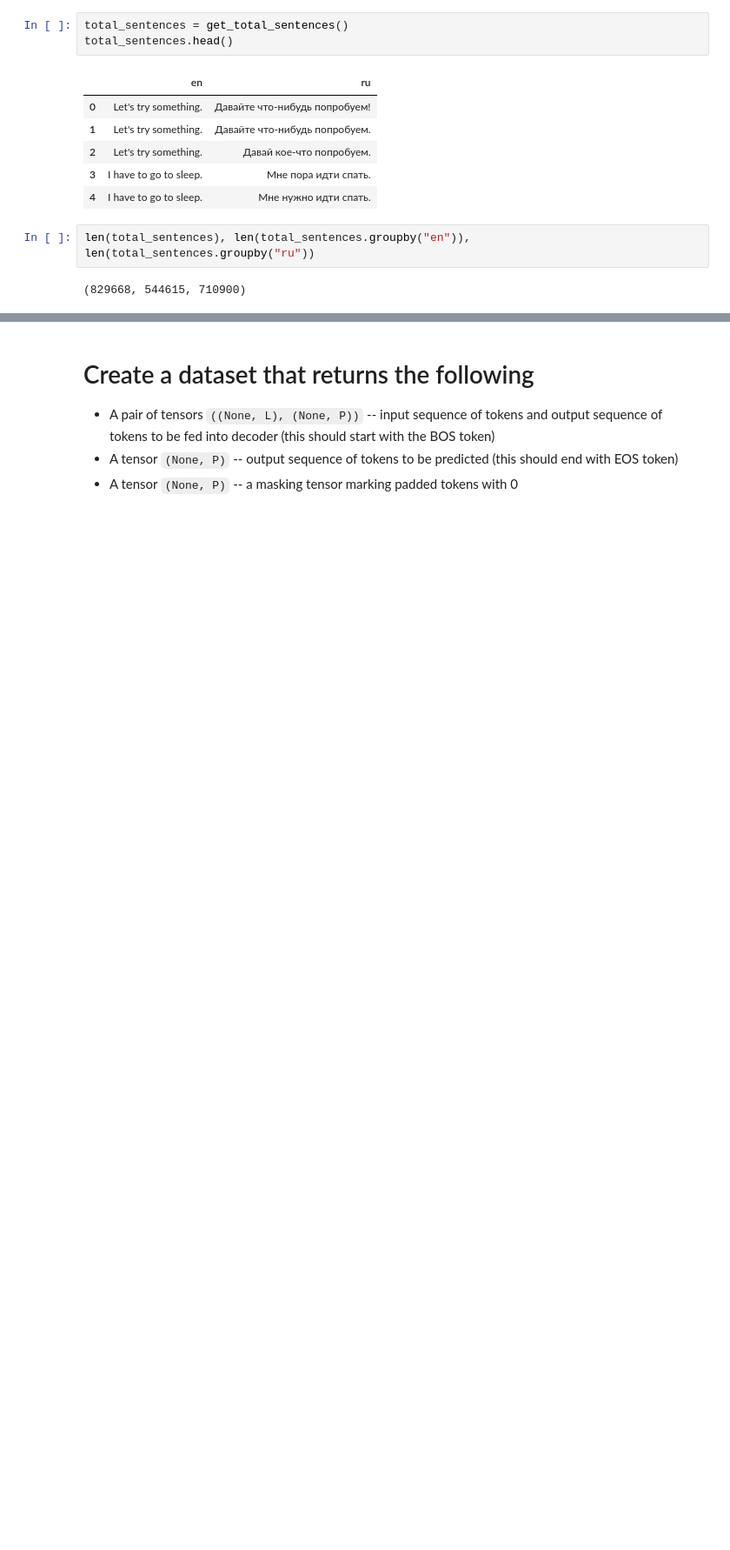
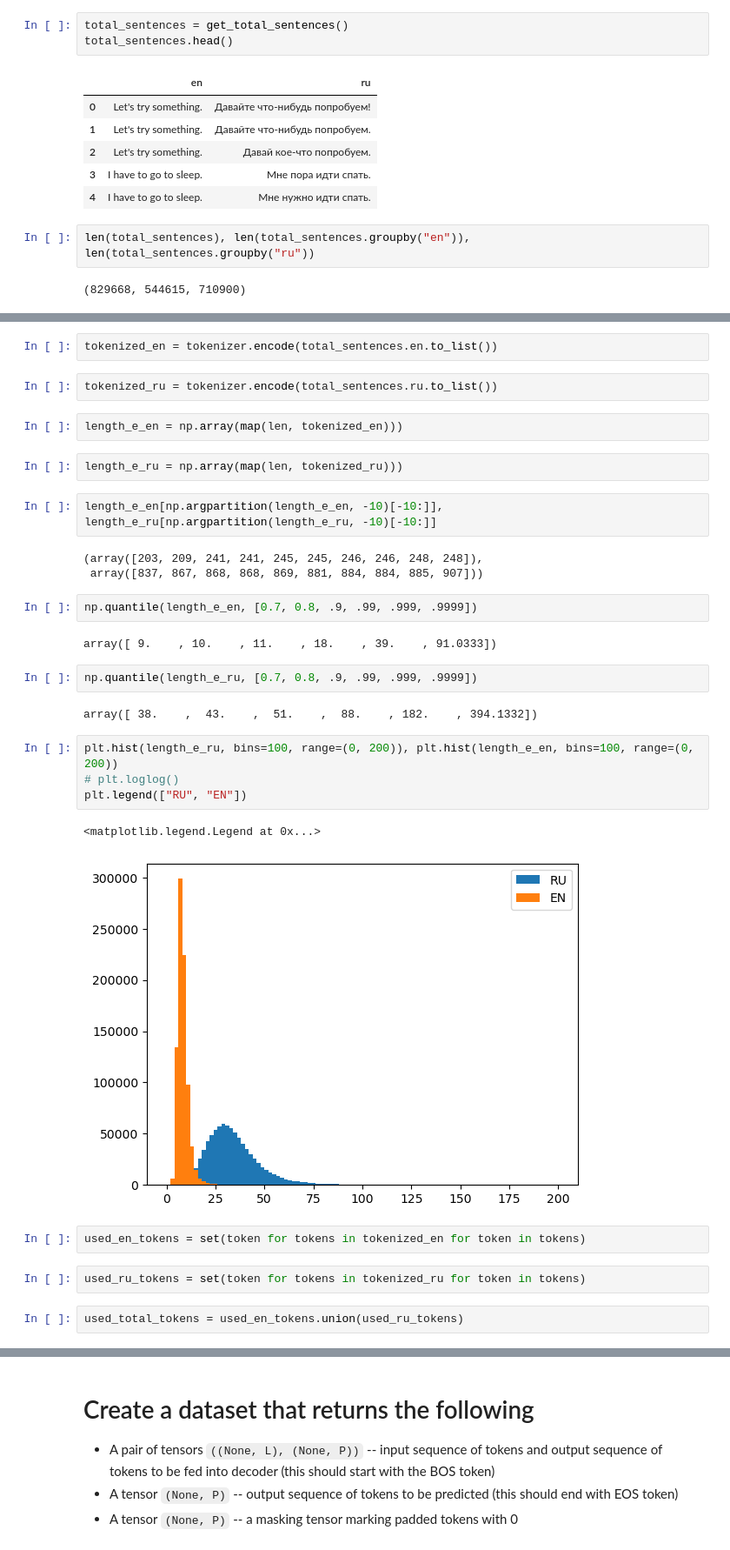
Before and after one commit to Dezzelshipc/CompMath2, a Jupyter notebook: nlp/01B Seq2Seq RNN/seq_seq.ipynb, the cells around one changed output, grey strips where cells are left out. Shown at 87% size. Saved outputs shown, nothing was run; the diff lists cells and outputs as text; blank space fills up the shorter version.

```diff
--- a/nlp/01B Seq2Seq RNN/seq_seq.ipynb
+++ b/nlp/01B Seq2Seq RNN/seq_seq.ipynb
@@ -117,0 +111,34 @@ _ru = total_sentences.iloc[_i].ru
+# %%
+tokenized_en = tokenizer.encode(total_sentences.en.to_list())
+# %%
+tokenized_ru = tokenizer.encode(total_sentences.ru.to_list())
+# %%
+length_e_en = np.array(map(len, tokenized_en)))
+# %%
+length_e_ru = np.array(map(len, tokenized_ru)))
+# %%
+length_e_en[np.argpartition(length_e_en, -10)[-10:]], length_e_ru[np.argpartition(length_e_ru, -10)[-10:]]
+# %% [output]
+(array([203, 209, 241, 241, 245, 245, 246, 246, 248, 248]),
+ array([837, 867, 868, 868, 869, 881, 884, 884, 885, 907]))
+# %%
+np.quantile(length_e_en, [0.7, 0.8, .9, .99, .999, .9999])
+# %% [output]
+array([ 9.    , 10.    , 11.    , 18.    , 39.    , 91.0333])
+# %%
+np.quantile(length_e_ru, [0.7, 0.8, .9, .99, .999, .9999])
+# %% [output]
+array([ 38.    ,  43.    ,  51.    ,  88.    , 182.    , 394.1332])
+# %%
+plt.hist(length_e_ru, bins=100, range=(0, 200)), plt.hist(length_e_en, bins=100, range=(0, 200))
+# plt.loglog()
+plt.legend(["RU", "EN"])
+# %% [output]
+<matplotlib.legend.Legend at 0x...>
+[figure, added]
+# %%
+used_en_tokens = set(token for tokens in tokenized_en for token in tokens)
+# %%
+used_ru_tokens = set(token for tokens in tokenized_ru for token in tokens)
+# %%
+used_total_tokens = used_en_tokens.union(used_ru_tokens)
```
Also changed, not shown: parts of 24 cells of this notebook, 1 other file.
